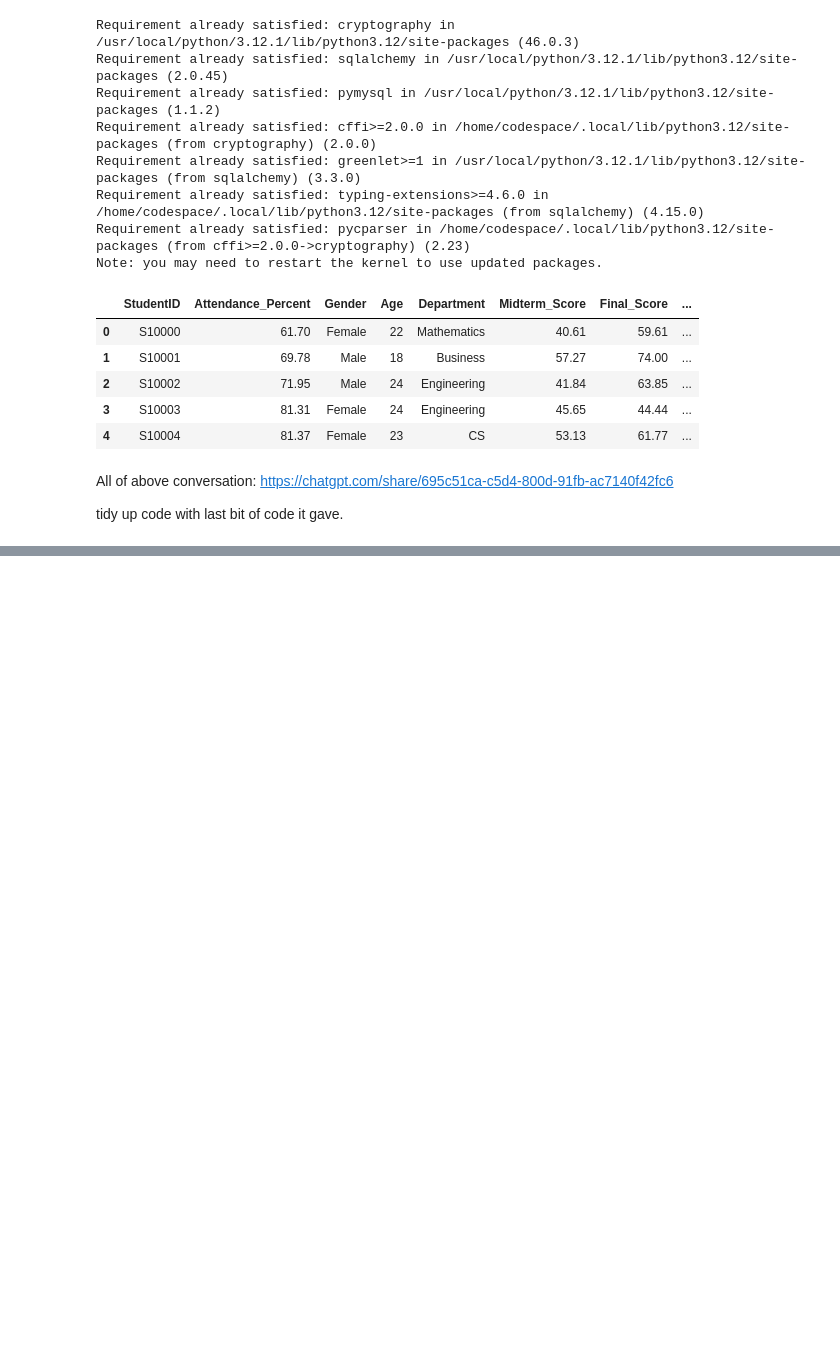
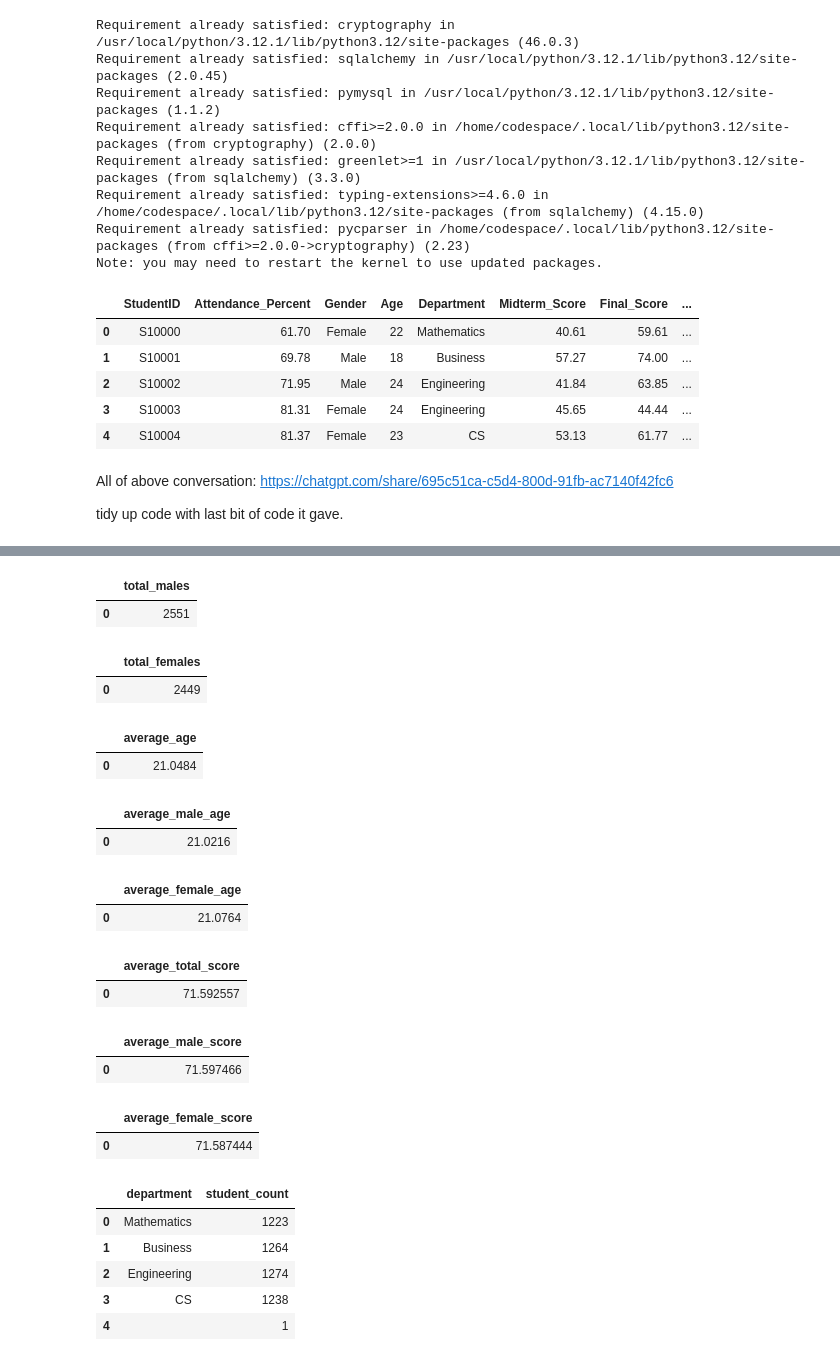
Before and after one commit to seasid3/programming-for-data-analytics-project, a Jupyter notebook: student_outcomes.ipynb, the cells around one changed output, grey strips where cells are left out. Saved outputs shown, nothing was run; the diff lists cells and outputs as text; code cells hidden in the pictures; blank space fills up the shorter version.

```diff
--- a/student_outcomes.ipynb
+++ b/student_outcomes.ipynb
@@ -100,0 +127,77 @@ tidy up code with last bit of code it gave.
+# %%
+# Number of males in the dataset
+
+total_males_query = "SELECT COUNT(*) AS total_males FROM merged_students WHERE gender = 'Male'"
+total_males_df = pd.read_sql(total_males_query, engine)
+total_males_df
+# %% [output]
+|  | total_males |
+| 0 | 2551 |
+# %%
+# Total number of females in the dataset
+total_females_query = "SELECT COUNT(*) AS total_females FROM merged_students WHERE gender = 'Female'"
+total_females_df = pd.read_sql(total_females_query, engine)
+total_females_df
+# %% [output]
+|  | total_females |
+| 0 | 2449 |
+# %%
+# Average age of all students
+average_age_query = "SELECT AVG(age) AS average_age FROM merged_students"
+average_age_df = pd.read_sql(average_age_query, engine)
+average_age_df
+# %% [output]
+|  | average_age |
+| 0 | 21.0484 |
+# %%
+# Average age of males in the dataset
+average_male_age_query = "SELECT AVG(age) AS average_male_age FROM merged_students WHERE gender = 'Male'"
+average_male_age_df = pd.read_sql(average_male_age_query, engine)
+average_male_age_df
+# %% [output]
+|  | average_male_age |
+| 0 | 21.0216 |
+# %%
+# Average age of females in the dataset
+average_female_age_query = "SELECT AVG(age) AS average_female_age FROM merged_students WHERE gender = 'Female'"
+average_female_age_df = pd.read_sql(average_female_age_query, engine)
+average_female_age_df
+# %% [output]
+|  | average_female_age |
+| 0 | 21.0764 |
+# %%
+# The average total score of all students
+average_score_query = "SELECT AVG(total_score) AS average_total_score FROM merged_students"
+average_score_df = pd.read_sql(average_score_query, engine)
+average_score_df
+# %% [output]
+|  | average_total_score |
+| 0 | 71.592557 |
+# %%
+# Total average score for males
+average_male_score_query = "SELECT AVG(total_score) AS average_male_score FROM merged_students WHERE gender = 'Male'"
+average_male_score_df = pd.read_sql(average_male_score_query, engine)
+average_male_score_df
+# %% [output]
+|  | average_male_score |
+| 0 | 71.597466 |
+# %%
+# Average total score for females
+average_female_score_query = "SELECT AVG(total_score) AS average_female_score FROM merged_students WHERE gender = 'Female'"
+average_female_score_df = pd.read_sql(average_female_score_query, engine)
+average_female_score_df
+# %% [output]
+|  | average_female_score |
+| 0 | 71.587444 |
+# %%
+# Count for each department
+department_count_query = "SELECT department, COUNT(*) AS student_count FROM merged_students GROUP BY department"
+department_count_df = pd.read_sql(department_count_query, engine)
+department_count_df
+# %% [output]
+|  | department | student_count |
+| 0 | Mathematics | 1223 |
+| 1 | Business | 1264 |
+| 2 | Engineering | 1274 |
+| 3 | CS | 1238 |
+| 4 |  | 1 |
```
Also changed, not shown: parts of 17 cells of this notebook.
